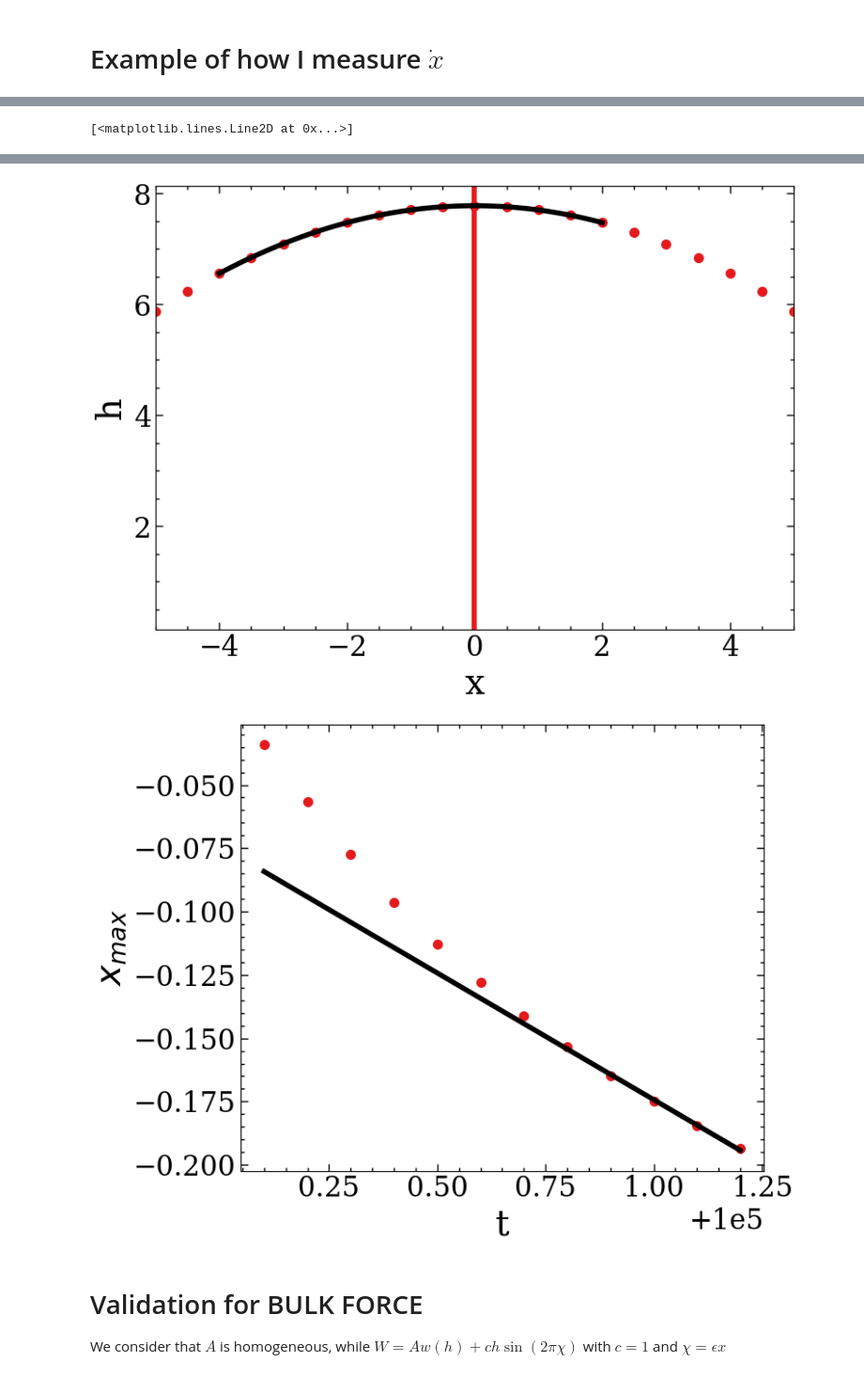
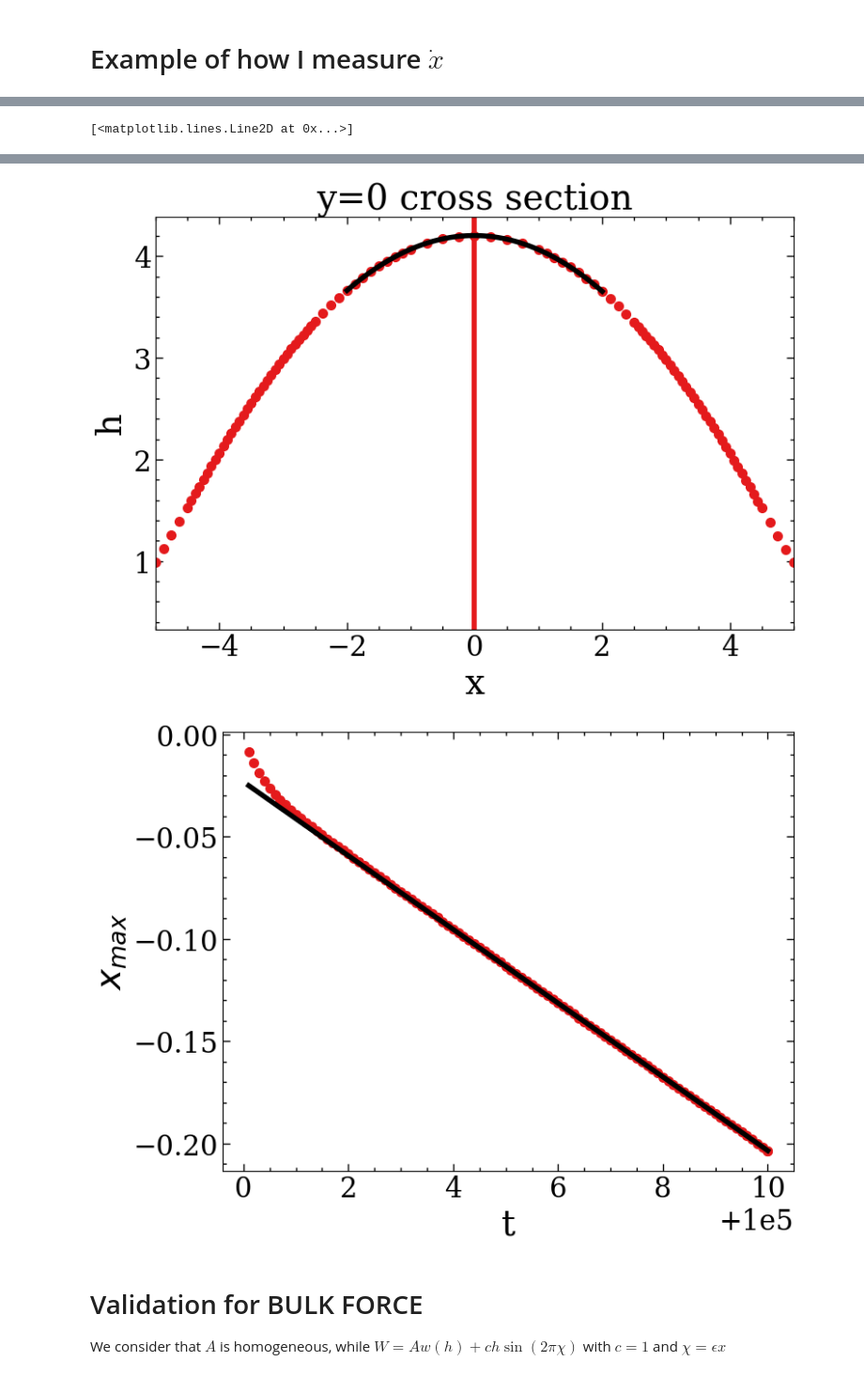
Before and after one commit to suanno/drop-dynamics, a Jupyter notebook: 2D analysis/pbc_validation.ipynb, the cells around one changed output, grey strips where cells are left out. Shown at 94% size. Drawn from its saved outputs; the diff is of its cells as text; code cells hidden in the pictures.

```diff
--- a/2D analysis/pbc_validation.ipynb
+++ b/2D analysis/pbc_validation.ipynb
@@ -131,7 +131,7 @@ def analyze_simulation(directory):
 # %%
 ha=0.5
 eps=0.01
-hc=8
+hc=3
 F=3
 # Read hmax(t)
 #res=analyze_simulation(f"pbc_hcenter_{hc:g}_c=1_eps={eps:g}_tails/domain")
@@ -153,10 +153,11 @@ plt.savefig('hmax_decay.png')
 plt.figure()
 plt.xlabel('x')
 plt.ylabel('h')
+plt.title('y=0 cross section')
 print(hmax_)
 # Read x, y, h, p
 #filename = f"pbc_hcenter_{hc:g}_c=1_eps={eps:g}_tails/domain/domain_000015.txt"   # t = 8
-filename = f"pbc_hc{hc:g}_eps{eps:g}_F{F:g}/domain/domain_000002.txt"
+filename = f"pbc_hc{hc:g}_eps{eps:g}_F{F:g}/domain/domain_000020.txt"
 data = np.loadtxt(filename, comments="#")
 
 x = data[:, 0]
@@ -175,7 +176,7 @@ plt.xlim(-5,5)
 i = np.argmax(h)
 xmax = x[i]
 hmax = h[i]
-npoints = 3  # Number of points to use for quadratic fit
+npoints = 5  # Number of points to use for quadratic fit
 # Select npoints centered as much as possible around the maximum
 half = npoints // 2
 i0 = max(0, i - half)
@@ -188,7 +189,7 @@ plt.axvline(xmax)
 # Fit quadratic: y = a*x^2 + b*x + c
 a, b, c = np.polyfit(xx, yy, 2)
 p = np.poly1d([a, b, c])
-plt.plot(np.linspace(-4,2,100), p(np.linspace(-4,2,100)), 'r-',color='black')  # Plot the fitted parabola
+plt.plot(np.linspace(-2,2,100), p(np.linspace(-2,2,100)), 'r-',color='black')  # Plot the fitted parabola
 xmax = -b / (2 * a)
 print(xmax)
 
@@ -214,5 +215,5 @@ plt.plot(tt,p(tt),'r-',color='black')  # Plot the fitted line
-[figure, old version]
+[figure, new version]
-[figure, old version]
+[figure, new version]
 # %% [markdown]
 # Validation for BULK FORCE
 We consider that $A$ is homogeneous, while $W=Aw(h)+ch\sin(2\pi \chi)$ with $c=1$ and $\chi=\epsilon x$
```
Also changed, not shown: parts of 8 cells of this notebook, 9 other files.
